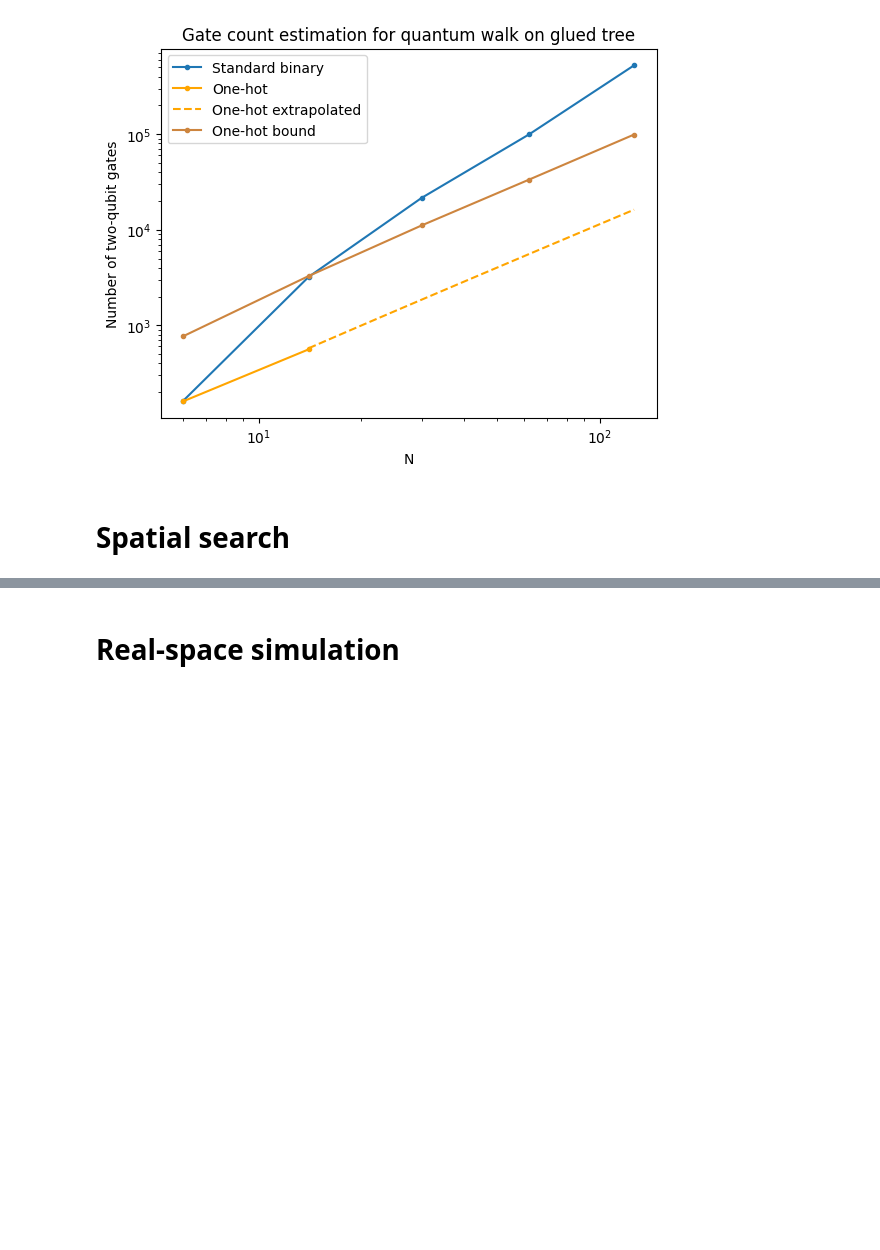
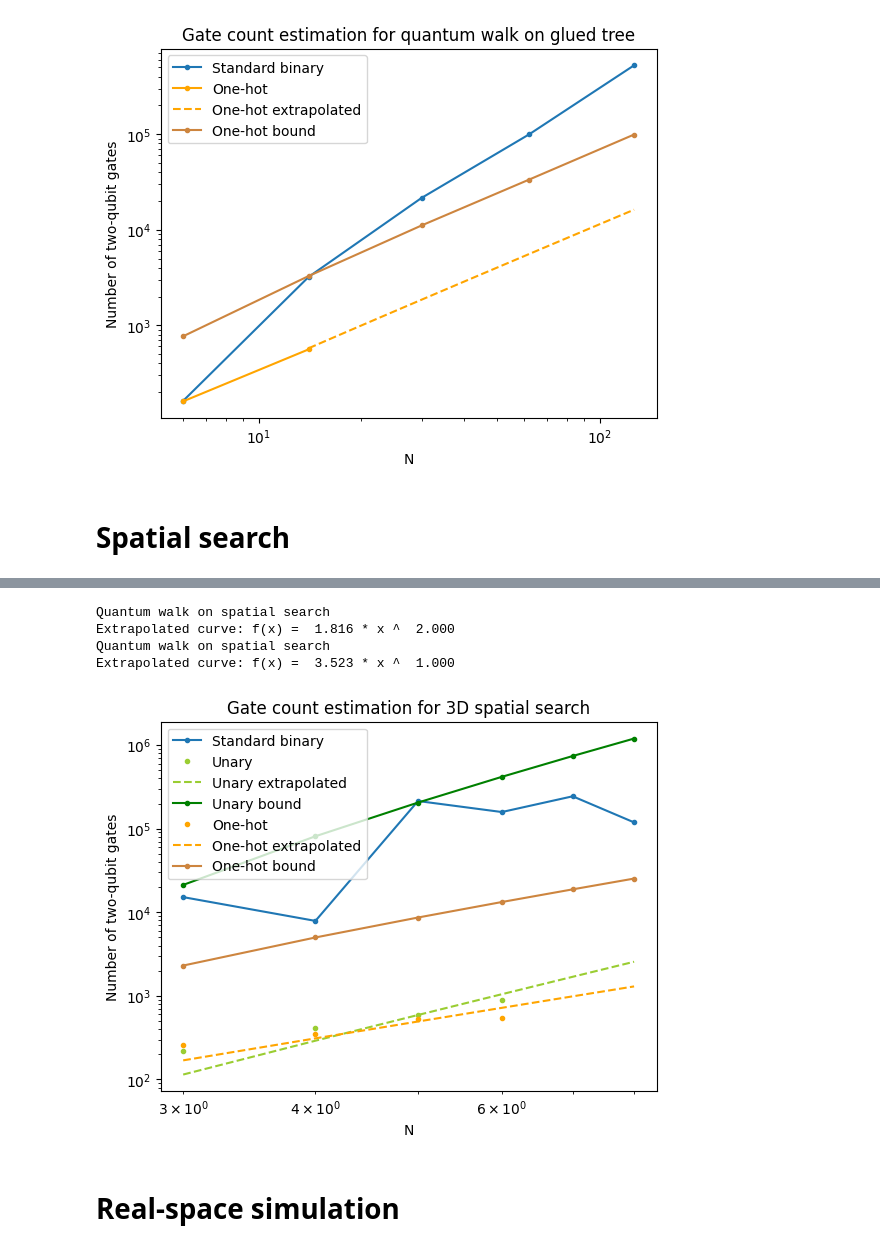
Before and after one commit to jiaqileng/hamiltonian-embedding, a Jupyter notebook: resource_estimation_plots.ipynb, the cells around one changed output, grey strips where cells are left out. Saved outputs shown, nothing was run; the diff lists cells and outputs as text; code cells hidden in the pictures; blank space fills up the shorter version.

```diff
--- a/resource_estimation_plots.ipynb
+++ b/resource_estimation_plots.ipynb
@@ -193,3 +232,79 @@ Extrapolated curve: f(x) =  2.084 * x ^  0.500
+# %%
+
+# Extrapolation for unary
+if trotter_method == "first_order":
+    alpha_unary = 2
+else:
+    alpha_unary = 3/2
+
+# alpha_unary = np.polyfit(np.log(N_vals_unary_bound), np.log(unary_trotter_steps_bound), deg=1)[0]
+
+def func(x, c):
+    return c * x ** alpha_unary
+
+c = curve_fit(func, N_vals_unary, unary_trotter_steps)[0][0]
+print(f"Quantum walk on spatial search")
+print(f"Extrapolated curve: f(x) = {c: 0.3f} * x ^ {alpha_unary : 0.3f}")
+
+N_vals_unary_extrapolated = np.arange(N_vals_unary[0], N_vals_binary[-1]+1)
+unary_trotter_steps_extrapolated = func(N_vals_unary_extrapolated, c)
+if trotter_method == "first_order" or trotter_method == "randomized_first_order":
+    unary_two_qubit_gate_count_per_trotter_step_extrapolated = dimension * (N_vals_unary_extrapolated - 2) + 4
+    unary_two_qubit_gate_count_per_trotter_step_bound = dimension * (N_vals_unary_bound - 2) + 4
+elif trotter_method == "second_order":
+    unary_two_qubit_gate_count_per_trotter_step_extrapolated = 2 * dimension * (N_vals_unary_extrapolated - 2) + 4
+    unary_two_qubit_gate_count_per_trotter_step_bound = 2 * dimension * (N_vals_unary_bound - 2) + 4
+else:
+    raise ValueError(f"{trotter_method} not valid")
+# Extrapolation for one_hot
+if trotter_method == "first_order":
+    alpha_one_hot = 1
+else:
+    alpha_one_hot = 1/2
+
+# alpha_one_hot = np.polyfit(np.log(N_vals_one_hot_bound), np.log(one_hot_trotter_steps_bound), deg=1)[0]
+
+def func(x, c):
+    return c * x ** alpha_one_hot
+
+c = curve_fit(func, N_vals_one_hot, one_hot_trotter_steps)[0][0]
+print(f"Quantum walk on spatial search")
+print(f"Extrapolated curve: f(x) = {c: 0.3f} * x ^ {alpha_one_hot : 0.3f}")
+
+N_vals_one_hot_extrapolated = np.arange(N_vals_one_hot[0], N_vals_binary[-1]+1)
+one_hot_trotter_steps_extrapolated = func(N_vals_one_hot_extrapolated, c)
+if trotter_method == "first_order" or trotter_method == "randomized_first_order":
+    one_hot_two_qubit_gate_count_per_trotter_step_extrapolated = 2 * dimension * (N_vals_one_hot_extrapolated - 1) + 4
+    one_hot_two_qubit_gate_count_per_trotter_step_bound = 2 * dimension * (N_vals_one_hot_bound - 1) + 4
+elif trotter_method == "second_order":
+    one_hot_two_qubit_gate_count_per_trotter_step_extrapolated = 4 * dimension * (N_vals_one_hot_extrapolated - 1) + 4
+    one_hot_two_qubit_gate_count_per_trotter_step_bound = 4 * dimension * (N_vals_one_hot_bound - 1) + 4
+
+
+plt.plot(N_vals_binary, binary_trotter_steps * binary_two_qubit_gate_count_per_trotter_step, '-o', label="Standard binary", markersize=3)
+# Plot unary
+plt.plot(N_vals_unary, unary_trotter_steps * unary_two_qubit_gate_count_per_trotter_step, 'o', color="yellowgreen", label="Unary", markersize=3)
+plt.plot(N_vals_unary_extrapolated, unary_trotter_steps_extrapolated * unary_two_qubit_gate_count_per_trotter_step_extrapolated, '--', color="yellowgreen", label="Unary extrapolated", markersize=1)
+plt.plot(N_vals_unary_bound, unary_trotter_steps_bound * unary_two_qubit_gate_count_per_trotter_step_bound, '-o', color="green", label="Unary bound", markersize=3)
+
+# Plot one-hot
+plt.plot(N_vals_one_hot, one_hot_trotter_steps * one_hot_two_qubit_gate_count_per_trotter_step, 'o', color="orange", label="One-hot", markersize=3)
+plt.plot(N_vals_one_hot_extrapolated, one_hot_trotter_steps_extrapolated * one_hot_two_qubit_gate_count_per_trotter_step_extrapolated, '--', color='orange', label="One-hot extrapolated", markersize=1)
+plt.plot(N_vals_one_hot_bound, one_hot_trotter_steps_bound * one_hot_two_qubit_gate_count_per_trotter_step_bound, '-o', color="peru", label="One-hot bound", markersize=3)
+
+plt.xscale("log")
+plt.yscale("log")
+plt.legend()
+plt.ylabel("Number of two-qubit gates")
+plt.xlabel("N")
+plt.title("Gate count estimation for 3D spatial search")
+plt.show()
+# %% [output]
+Quantum walk on spatial search
+Extrapolated curve: f(x) =  1.816 * x ^  2.000
+Quantum walk on spatial search
+Extrapolated curve: f(x) =  3.523 * x ^  1.000
+[figure, added]
 # %% [markdown]
 # Real-space simulation
 # %%
```
Also changed, not shown: parts of 9 cells of this notebook, 4 other files.
